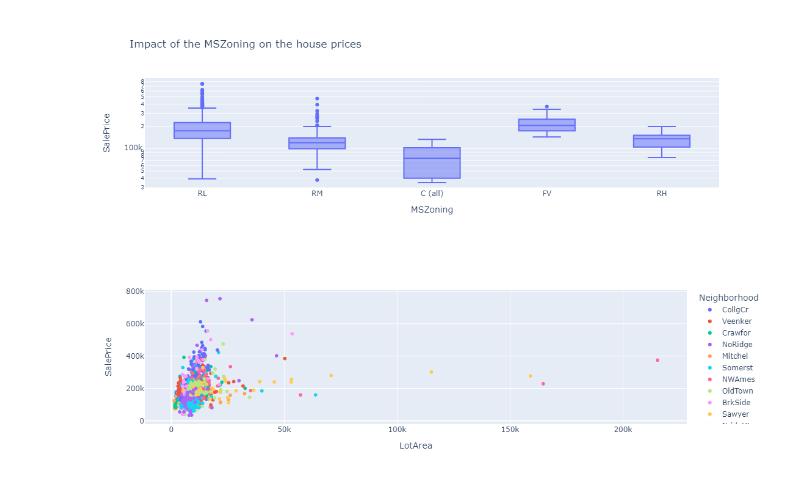
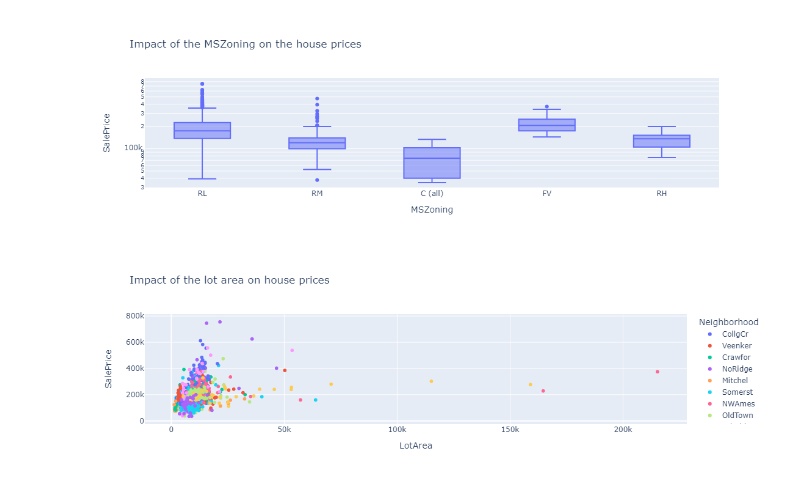
Before and after one commit to chloea31/machine_learning, a Jupyter notebook: notebooks/house_prices.ipynb, the cells around one changed output. Saved outputs shown, nothing was run; the diff lists cells and outputs as text; code cells hidden in the pictures.

```diff
--- a/notebooks/house_prices.ipynb
+++ b/notebooks/house_prices.ipynb
@@ -125,7 +138,8 @@ fig.show()
 [figure]
 # %%
 # LotFrontage and LotArea: continuous variables => Line plots or scatter plots
-fig = px.scatter(train, x = "LotArea", y = "SalePrice", color = "Neighborhood")
+fig = px.scatter(train, x = "LotArea", y = "SalePrice", color = "Neighborhood",
+                title = "Impact of the lot area on house prices")
 fig.show()
 # %% [output]
-[figure, old version]
+[figure, new version]
```
Also changed, not shown: parts of 3 cells of this notebook.
